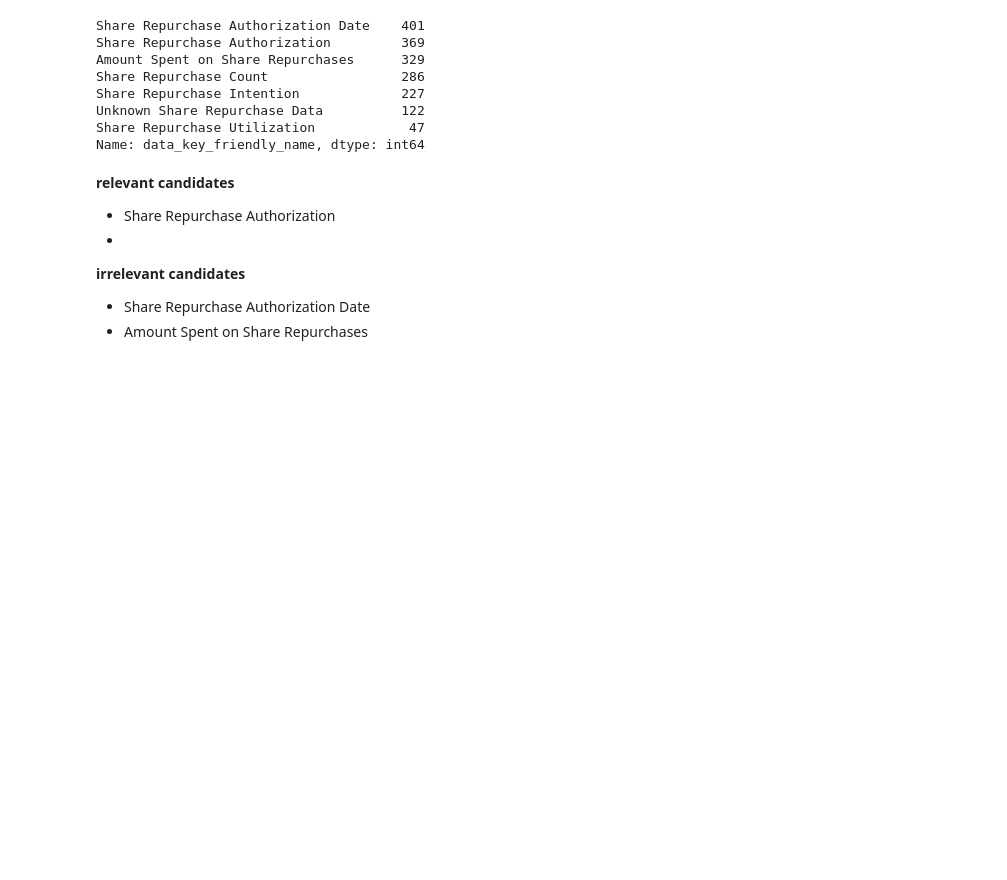
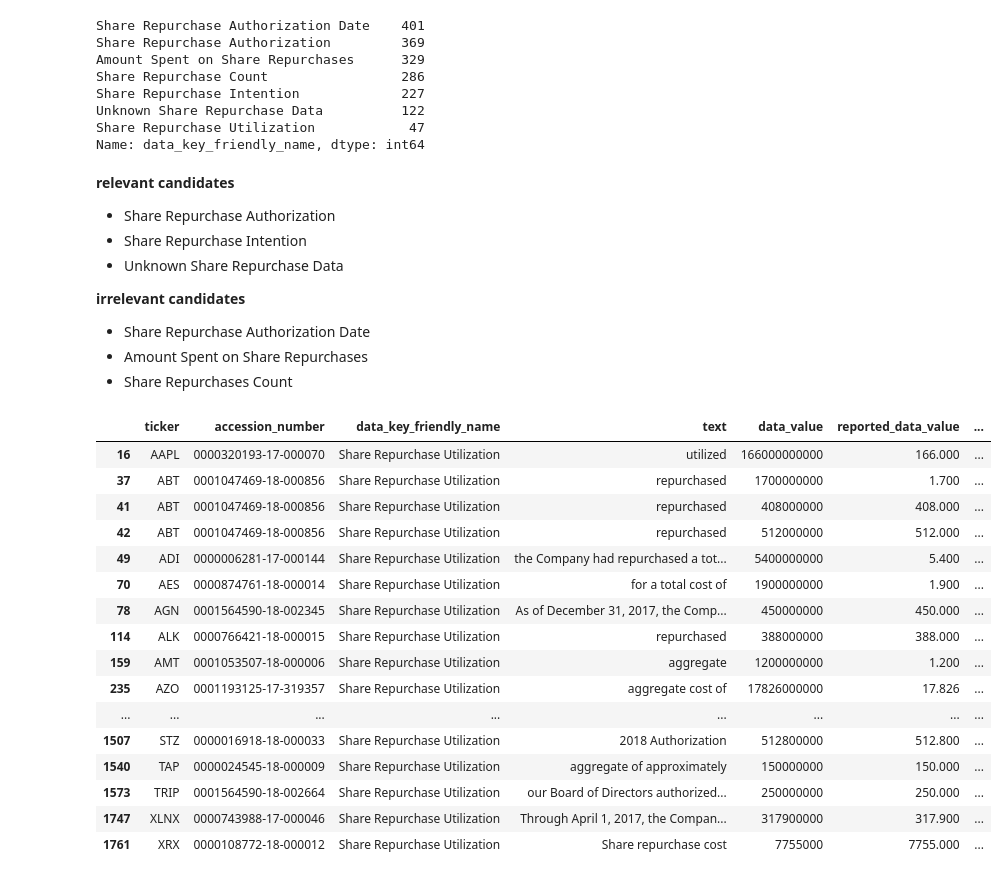
Before and after one commit to suhasinipallai/New_constructs, a Jupyter notebook: identifying-paragraphs.ipynb, the cells around one changed output. Cells and saved outputs as stored; diff of their text form; code cells hidden in the pictures; blank space fills up the shorter version.

```diff
--- a/identifying-paragraphs.ipynb
+++ b/identifying-paragraphs.ipynb
@@ -199,8 +200,31 @@ Name: data_key_friendly_name, dtype: int64
 # %% [markdown]
 **relevant candidates**
 - Share Repurchase Authorization
--
+- Share Repurchase Intention
+- Unknown Share Repurchase Data
 
 **irrelevant candidates**
 - Share Repurchase Authorization Date
 - Amount Spent on Share Repurchases
+- Share Repurchases Count
+# %%
+# what is 'Share Repurchase Utilization' and is it relevant?
+share_rprchs_prgrph_df[share_rprchs_prgrph_df.data_key_friendly_name =='Share Repurchase Utilization']
+# %% [output]
+|  | ticker | accession_number | data_key_friendly_name | text | data_value | reported_data_value | ... |
+| 16 | AAPL | 0000320193-17-000070 | Share Repurchase Utilization | utilized | 166000000000 | 166.000 | ... |
+| 37 | ABT | 0001047469-18-000856 | Share Repurchase Utilization | repurchased | 1700000000 | 1.700 | ... |
+| 41 | ABT | 0001047469-18-000856 | Share Repurchase Utilization | repurchased | 408000000 | 408.000 | ... |
+| 42 | ABT | 0001047469-18-000856 | Share Repurchase Utilization | repurchased | 512000000 | 512.000 | ... |
+| 49 | ADI | 0000006281-17-000144 | Share Repurchase Utilization | the Company had repurchased a tot... | 5400000000 | 5.400 | ... |
+| 70 | AES | 0000874761-18-000014 | Share Repurchase Utilization | for a total cost of | 1900000000 | 1.900 | ... |
+| 78 | AGN | 0001564590-18-002345 | Share Repurchase Utilization | As of December 31, 2017, the Comp... | 450000000 | 450.000 | ... |
+| 114 | ALK | 0000766421-18-000015 | Share Repurchase Utilization | repurchased | 388000000 | 388.000 | ... |
+| 159 | AMT | 0001053507-18-000006 | Share Repurchase Utilization | aggregate | 1200000000 | 1.200 | ... |
+| 235 | AZO | 0001193125-17-319357 | Share Repurchase Utilization | aggregate cost of | 17826000000 | 17.826 | ... |
+| ... | ... | ... | ... | ... | ... | ... | ... |
+| 1507 | STZ | 0000016918-18-000033 | Share Repurchase Utilization | 2018 Authorization | 512800000 | 512.800 | ... |
+| 1540 | TAP | 0000024545-18-000009 | Share Repurchase Utilization | aggregate of approximately | 150000000 | 150.000 | ... |
+| 1573 | TRIP | 0001564590-18-002664 | Share Repurchase Utilization | our Board of Directors authorized... | 250000000 | 250.000 | ... |
+| 1747 | XLNX | 0000743988-17-000046 | Share Repurchase Utilization | Through April 1, 2017, the Compan... | 317900000 | 317.900 | ... |
+| 1761 | XRX | 0000108772-18-000012 | Share Repurchase Utilization | Share repurchase cost | 7755000 | 7755.000 | ... |
```
Also changed, not shown: parts of 16 cells of this notebook.
